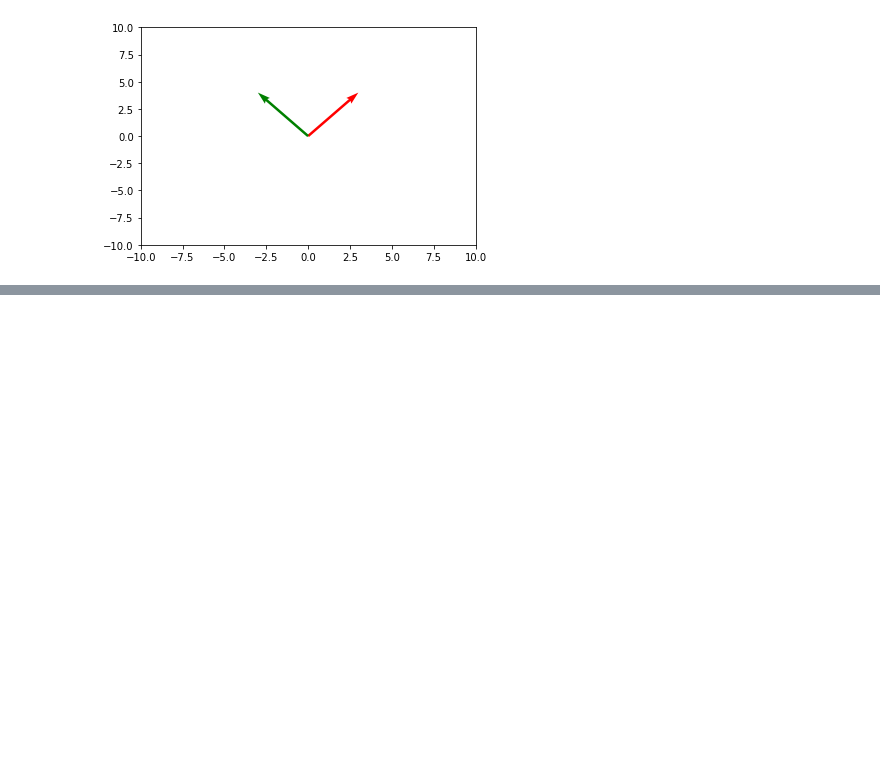
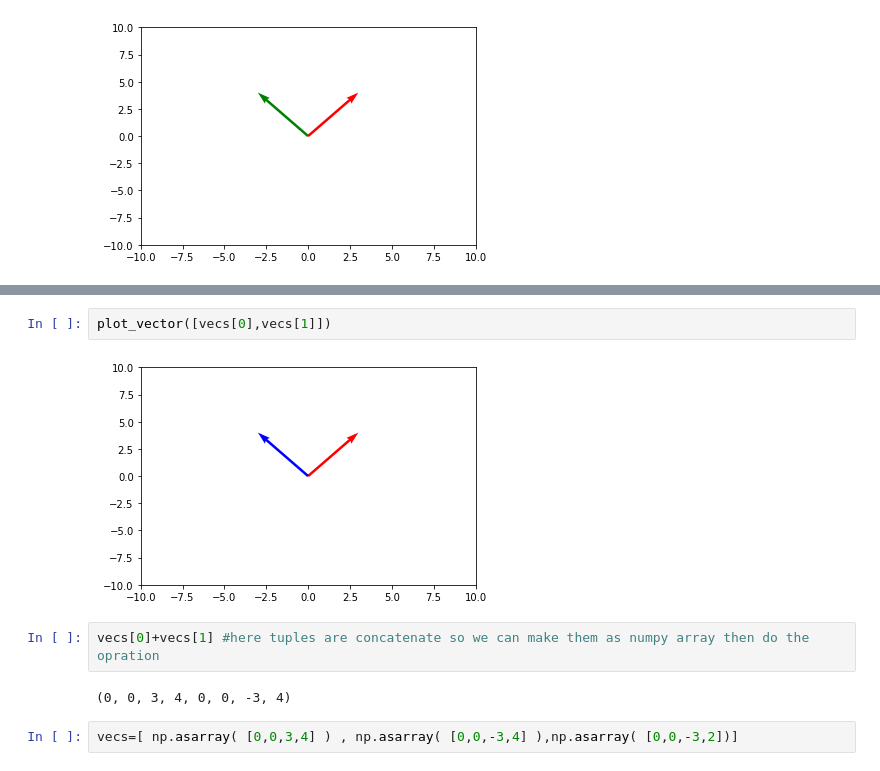
Before and after one commit to venky005/vector_plotting, a Jupyter notebook: vector_plotting.ipynb, the cells around one changed output, grey strips where cells are left out. Cells and saved outputs as stored; diff of their text form; blank space fills up the shorter version.

```diff
--- a/vector_plotting.ipynb
+++ b/vector_plotting.ipynb
@@ -31,0 +50,10 @@ plt.show()
+# %%
+plot_vector([vecs[0],vecs[1]])
+# %% [output]
+[figure, added]
+# %%
+vecs[0]+vecs[1] #here tuples are concatenate so we can make them as numpy array then do the opration
+# %% [output]
+(0, 0, 3, 4, 0, 0, -3, 4)
+# %%
+vecs=[ np.asarray( [0,0,3,4] ) , np.asarray( [0,0,-3,4] ),np.asarray( [0,0,-3,2])]
```
Also changed, not shown: parts of 16 cells of this notebook.
